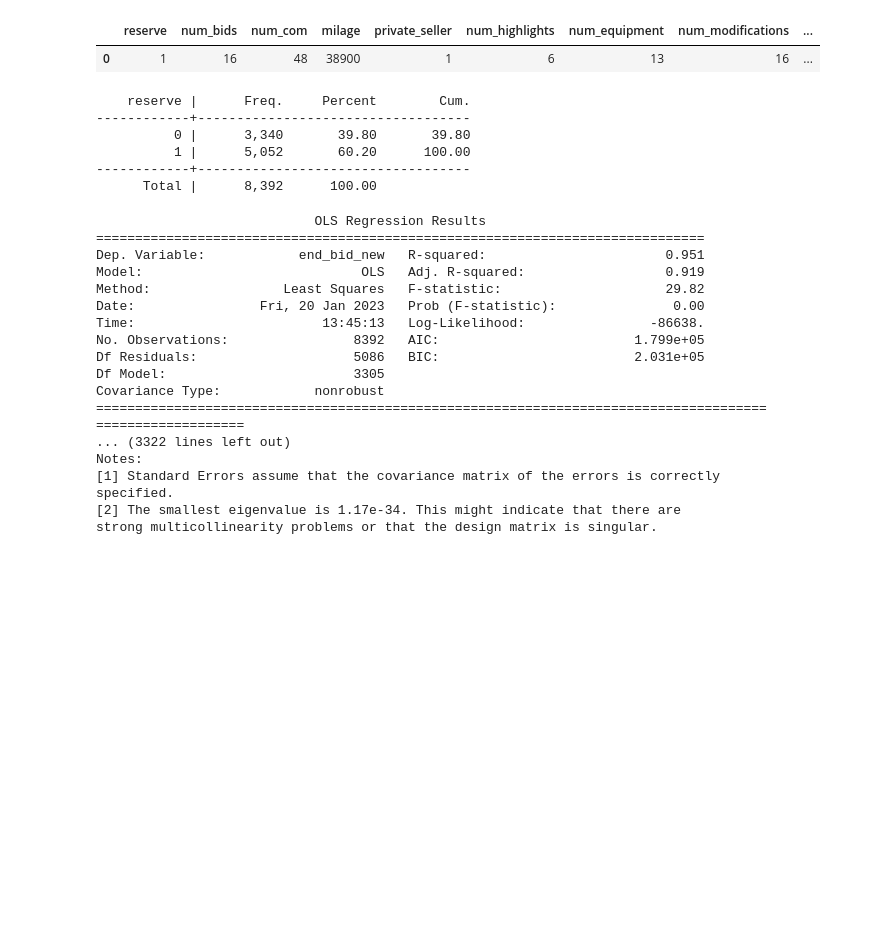
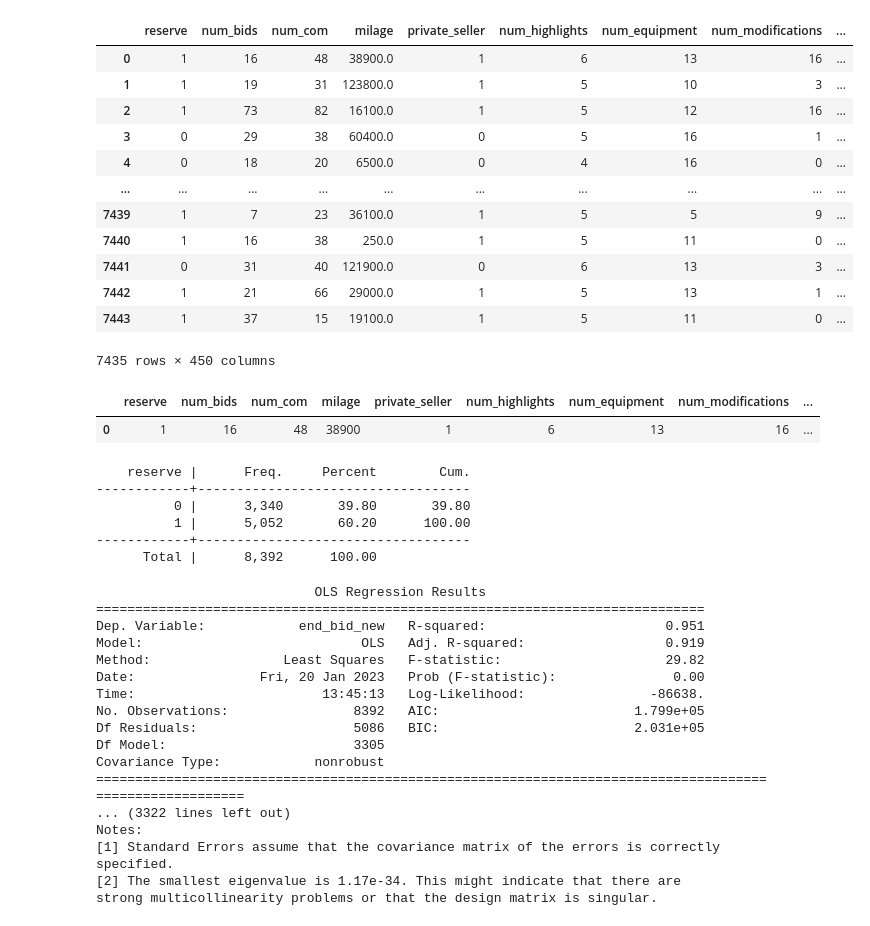
Before and after one commit to francisypeng/car_sentiment, a Jupyter notebook: analysis.ipynb, the cells around one changed output. Saved outputs shown, nothing was run; the diff lists cells and outputs as text; code cells hidden in the pictures; blank space fills up the shorter version.

```diff
--- a/analysis.ipynb
+++ b/analysis.ipynb
@@ -12,7 +12,7 @@ stata_setup.config("C:/Program Files/Stata17/", "se")
 df = pd.read_csv('full_df_bert.csv', index_col=0)
 # %%
 df['year'] = df['title'].astype(str).str[0:4] # get year variable
-# df['year_make_model'] = df['year'] + ' ' + df['make'] + ' ' + df['model'] # get year make model variable
+df['make_model'] = df['make'] + ' ' + df['model'] # get year make model variable
 df['title_status'] = df['title.1'].astype(str).str[0:5] == 'Clean' # get clean status true/false
 df['title_status'] = df['title_status'].astype(int) # convert to dummy: 1 == clean title , 0 == otherwise
 df['end_bid_new'] = df['end_bid'].str.replace(',', '').str.extract('(\d+)') # end bid price
@@ -361 +356,6 @@ working_df.head(1)
+# %%
+# get rid of "rare" models
+vc = working_df['make_model'].value_counts()
+few_models = working_df['make_model'].value_counts()[(vc == 1) | (vc == 2) | (vc == 3) | (vc == 4)].index.to_list()
+working_df = working_df[working_df['make_model'].isin(few_models) == False].reset_index(drop = True)
 # %%
@@ -371,10 +371,10 @@ model_dummy = pd.get_dummies(working_df['model'], prefix='model')
 ecolor_dummy = pd.get_dummies(working_df['e_colormatch'], prefix='ecolor')
 icolor_dummy = pd.get_dummies(working_df['i_colormatch'], prefix='icolor')
 # %%
-reg_df = working_df.join(trans_dummy).join(make_dummy).join(model_dummy).join(ecolor_dummy).join(icolor_dummy)
+reg_df = working_df.join(make_dummy).join(model_dummy).join(ecolor_dummy).join(icolor_dummy)
 reg_df.drop(columns=['transmission', 'make', 'model'], inplace = True)
 # %%
-reg_df.drop(columns = ['engine', 'drivetrain', 'body_style', 'e_color' ,'i_color', 'e_colormatch', 'i_colormatch'], inplace= True)
+reg_df.drop(columns = ['engine', 'drivetrain', 'body_style', 'e_color' ,'i_color', 'e_colormatch', 'i_colormatch', 'make_model'], inplace= True)
 # %%
 reg_df.rename(columns = {'seller_type' : 'private_seller', 'end_bid_new' : 'end_bid', 'num_views_new' : 'num_views', 'num_photos_new' : 'num_photos'}, inplace = True)
 # %%
@@ -387,0 +386,16 @@ reg_df.to_csv('regression_df.csv')
+# %%
+reg_df
+# %% [output]
+|  | reserve | num_bids | num_com | milage | private_seller | num_highlights | num_equipment | num_modifications | ... |
+| 0 | 1 | 16 | 48 | 38900.0 | 1 | 6 | 13 | 16 | ... |
+| 1 | 1 | 19 | 31 | 123800.0 | 1 | 5 | 10 | 3 | ... |
+| 2 | 1 | 73 | 82 | 16100.0 | 1 | 5 | 12 | 16 | ... |
+| 3 | 0 | 29 | 38 | 60400.0 | 0 | 5 | 16 | 1 | ... |
+| 4 | 0 | 18 | 20 | 6500.0 | 0 | 4 | 16 | 0 | ... |
+| ... | ... | ... | ... | ... | ... | ... | ... | ... | ... |
+| 7439 | 1 | 7 | 23 | 36100.0 | 1 | 5 | 5 | 9 | ... |
+| 7440 | 1 | 16 | 38 | 250.0 | 1 | 5 | 11 | 0 | ... |
+| 7441 | 0 | 31 | 40 | 121900.0 | 0 | 6 | 13 | 3 | ... |
+| 7442 | 1 | 21 | 66 | 29000.0 | 1 | 5 | 13 | 1 | ... |
+| 7443 | 1 | 37 | 15 | 19100.0 | 1 | 5 | 11 | 0 | ... |
+7435 rows × 450 columns
```
Also changed, not shown: parts of 4 cells of this notebook, 3 other files.
